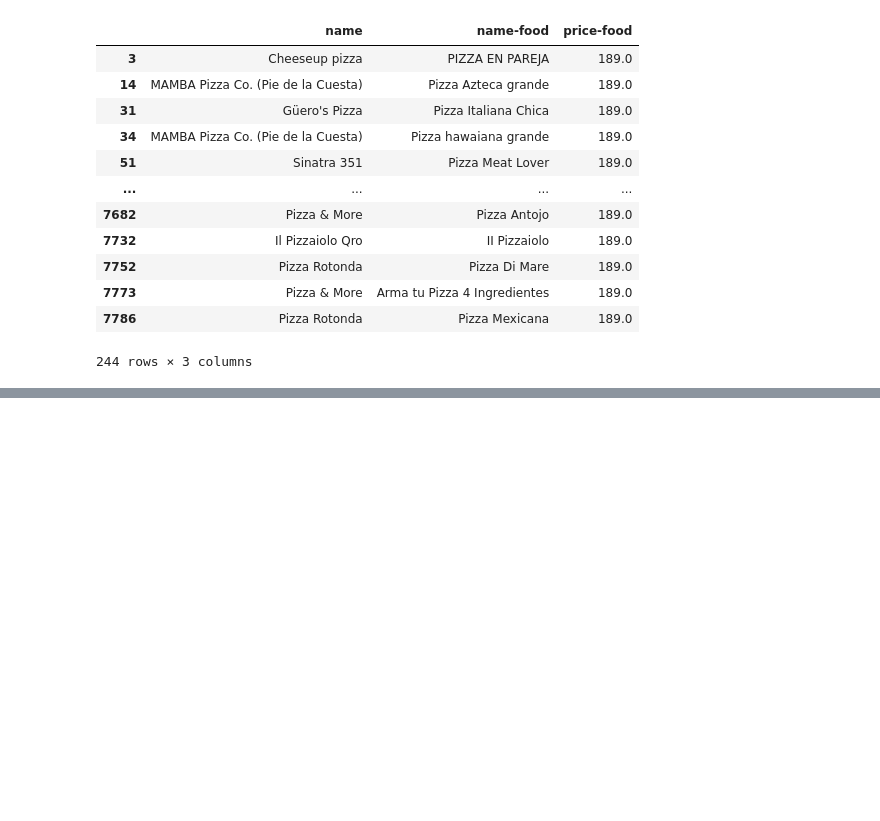
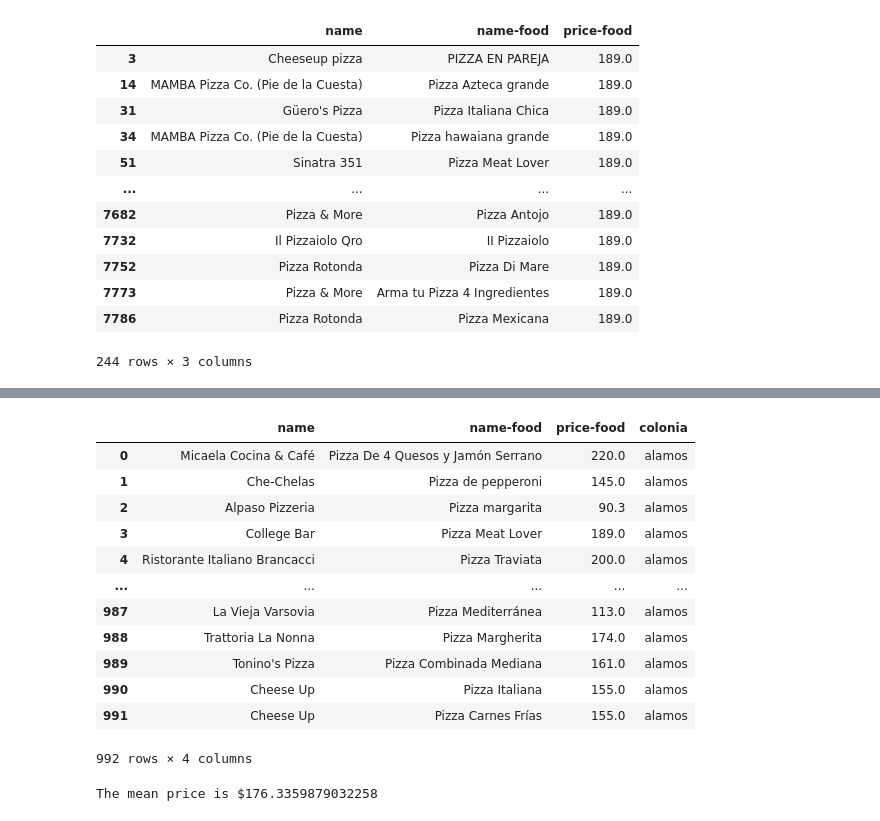
Before and after one commit to DaiNisRangel/my_first_jupyter, a Jupyter notebook: Pizzas proyecto/PizzaProject-NewVersion.ipynb, the cells around one changed output, grey strips where cells are left out. Drawn from its saved outputs; the diff is of its cells as text; code cells hidden in the pictures; blank space fills up the shorter version.

```diff
--- a/Pizzas proyecto/PizzaProject-NewVersion.ipynb
+++ b/Pizzas proyecto/PizzaProject-NewVersion.ipynb
@@ -205,0 +198,24 @@ plt.show()
+# %%
+# Get all "alamos" dataframes
+dfAlamos = dfPizzas[dfPizzas['colonia'].str.contains("alamos", na=False, case=False)]
+dfAlamos.reset_index(drop=True, inplace=True)
+dfAlamos.loc[:,['name','name-food','price-food','colonia']]
+# %% [output]
+|  | name | name-food | price-food | colonia |
+| 0 | Micaela Cocina & Café | Pizza De 4 Quesos y Jamón Serrano | 220.0 | alamos |
+| 1 | Che-Chelas | Pizza de pepperoni | 145.0 | alamos |
+| 2 | Alpaso Pizzeria | Pizza margarita | 90.3 | alamos |
+| 3 | College Bar | Pizza Meat Lover | 189.0 | alamos |
+| 4 | Ristorante Italiano Brancacci | Pizza Traviata | 200.0 | alamos |
+| ... | ... | ... | ... | ... |
+| 987 | La Vieja Varsovia | Pizza Mediterránea | 113.0 | alamos |
+| 988 | Trattoria La Nonna | Pizza Margherita | 174.0 | alamos |
+| 989 | Tonino's Pizza | Pizza Combinada Mediana | 161.0 | alamos |
+| 990 | Cheese Up | Pizza Italiana | 155.0 | alamos |
+| 991 | Cheese Up | Pizza Carnes Frías | 155.0 | alamos |
+992 rows × 4 columns
+# %%
+meanPizzaAl = dfAlamos['price-food'].mean()
+print(f'The mean price is ${meanPizzaAl}')
+# %% [output]
+The mean price is $176.3359879032258
```
Also changed, not shown: parts of 30 cells of this notebook, 20 other files.
